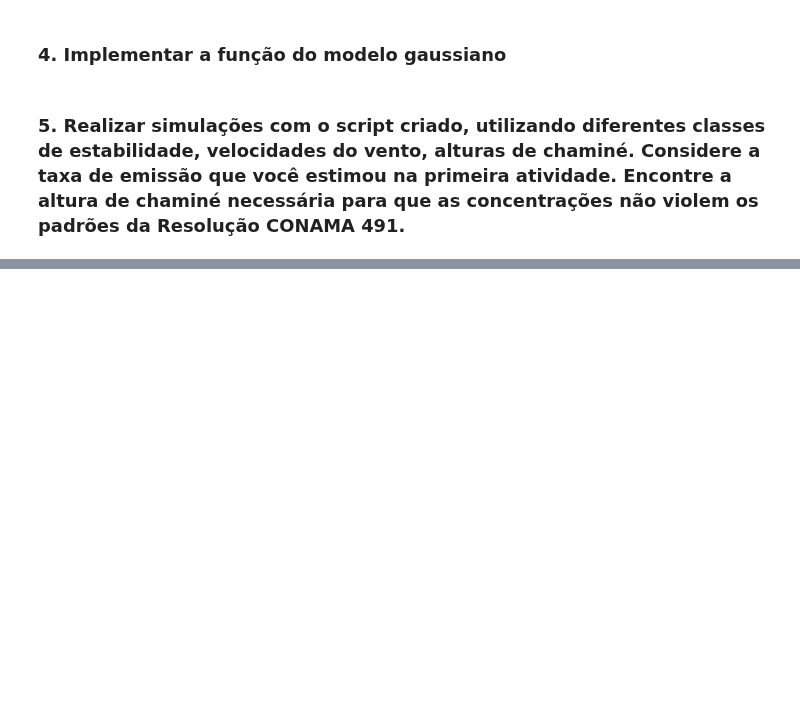
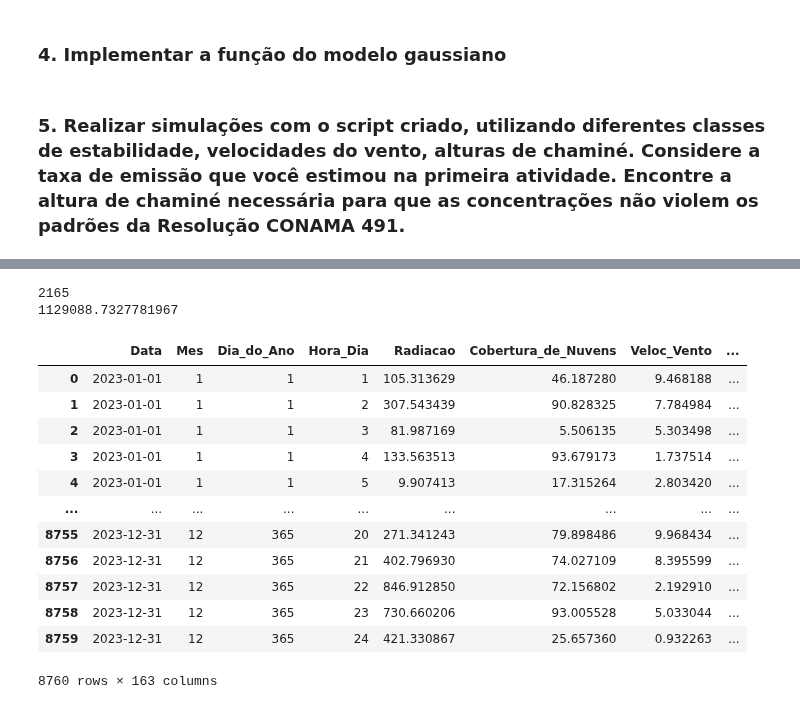
Before and after one commit to Bianca-bonetti/controledepoluicaoatm, a Jupyter notebook: Atividade03.ipynb, the cells around one changed output, grey strips where cells are left out. Saved outputs shown, nothing was run; the diff lists cells and outputs as text; code cells hidden in the pictures; blank space fills up the shorter version.

```diff
--- a/Atividade03.ipynb
+++ b/Atividade03.ipynb
@@ -333,11 +335,9 @@ Hefetiva = np.zeros((df_expandido.Classe_Estabilidade.shape[0]))
 
 for ii in range(0,df_expandido.Classe_Estabilidade.shape[0]):
     if vs>1.5*(df_expandido['Veloc_Vento'][ii]):
-        Hefetiva[ii] = hg+(df_expandido[deltaH][ii])
-        print('A pluma subiu')
+        Hefetiva[ii] = hg+(df_expandido['deltaH'][ii])
     else:
         Hefetiva[ii] = hg +2*d*((vs/u)-1.5)
-        print('A pluma caiu')
 df_expandido['Hefetiva'] = Hefetiva
 print(df_expandido)
 # %% [output]
@@ -345,14 +361,51 @@ KeyError: 20.946381071317234
 # %%
 # Utilizando a função do modelo gaussiano
-qs = 100 # g/s
+
+#Utilizando como qs a emissão máxima (calculada na atividade 1) de cada poluente
+qsMP = 320654.82 # g/s
+qsSO2 = 547.19 # g/s
+qsCO = 12147.67 # g/s
 y = 0 # estimando na direção do vento
 z = 1.5 # altura do nariz
 H = 50 # m
 
 #Chamando a função do modelo gaussiano
-conc = modeloGaussiano(qs,sigmaY,sigmaZ,u,y,z,H)
-
-print("A concentração estimada é = " +str(conc) + ' [$\mu$]g/m³')
+index = 0
+concMP = np.zeros((df_expandido.Classe_Estabilidade.shape[0]))
+for gg in range (0, len(x_values)):
+    nome = ('concMP_'+str(index))
+    colunaY = ('sigmaY_'+str(index))
+    colunaZ = ('sigmaZ_'+str(index))
+    for ii in range(0,df_expandido.Classe_Estabilidade.shape[0]):
+        concMP[ii] = modeloGaussiano(qsMP,df_expandido[colunaY][ii],df_expandido[colunaZ][ii],df_expandido.Veloc_Vento[ii],y,z,df_expandido.Hefetiva[ii])
+    df_expandido[str(nome)] = concMP
+    index = index+1000
+# %%
+# Filtrando apenas as linhas onde Categoria é 'A'
+df_A = df_expandido[df_expandido['Classe_Estabilidade'] == 'A']
+linha_maximo = df_A['concMP_1000'].idxmax()
+valor_maximo = df_A['concMP_1000'].max()
+print(linha_maximo)
+print(valor_maximo)
+# %% [output]
+2165
+1129088.7327781967
+# %%
+df_expandido
+# %% [output]
+|  | Data | Mes | Dia_do_Ano | Hora_Dia | Radiacao | Cobertura_de_Nuvens | Veloc_Vento | ... |
+| 0 | 2023-01-01 | 1 | 1 | 1 | 105.313629 | 46.187280 | 9.468188 | ... |
+| 1 | 2023-01-01 | 1 | 1 | 2 | 307.543439 | 90.828325 | 7.784984 | ... |
+| 2 | 2023-01-01 | 1 | 1 | 3 | 81.987169 | 5.506135 | 5.303498 | ... |
+| 3 | 2023-01-01 | 1 | 1 | 4 | 133.563513 | 93.679173 | 1.737514 | ... |
+| 4 | 2023-01-01 | 1 | 1 | 5 | 9.907413 | 17.315264 | 2.803420 | ... |
+| ... | ... | ... | ... | ... | ... | ... | ... | ... |
+| 8755 | 2023-12-31 | 12 | 365 | 20 | 271.341243 | 79.898486 | 9.968434 | ... |
+| 8756 | 2023-12-31 | 12 | 365 | 21 | 402.796930 | 74.027109 | 8.395599 | ... |
+| 8757 | 2023-12-31 | 12 | 365 | 22 | 846.912850 | 72.156802 | 2.192910 | ... |
+| 8758 | 2023-12-31 | 12 | 365 | 23 | 730.660206 | 93.005528 | 5.033044 | ... |
+| 8759 | 2023-12-31 | 12 | 365 | 24 | 421.330867 | 25.657360 | 0.932263 | ... |
+8760 rows × 163 columns
 # %%
 # Criando dominio de modelagem
 x = np.linspace(-100,10000,500)
```
Also changed, not shown: parts of 8 cells of this notebook.
